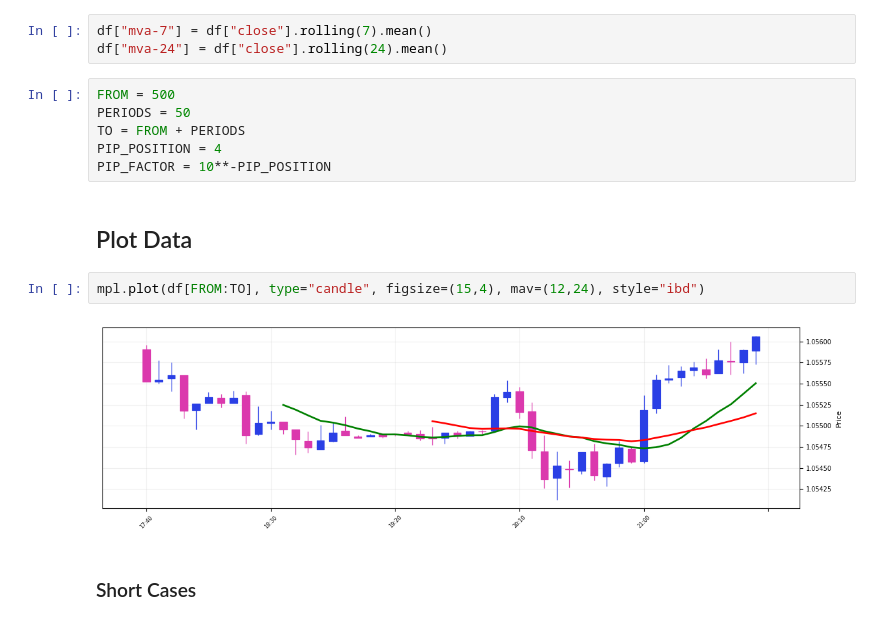
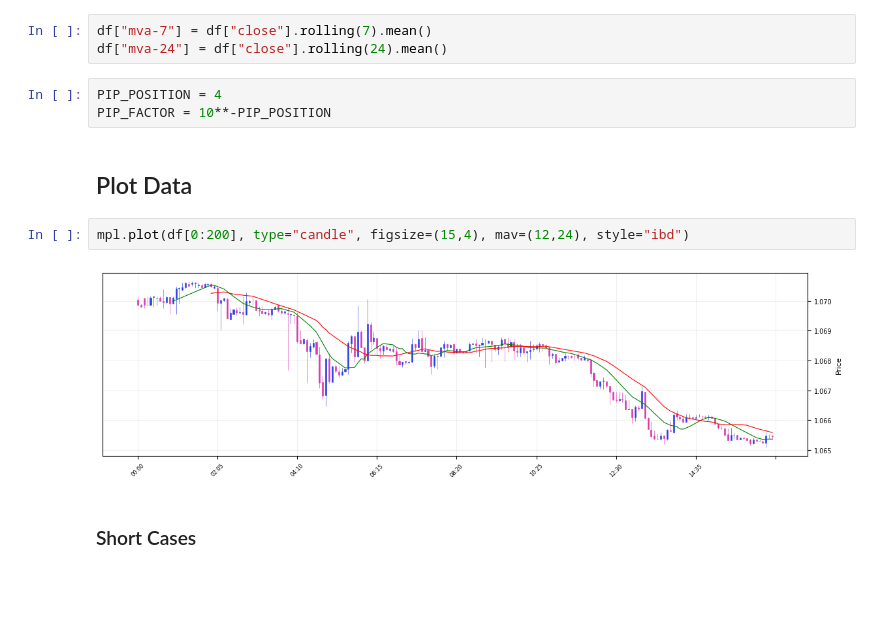
Before and after one commit to mchiuminatto/triple_barrier, a Jupyter notebook: docs/test-triple-barrier-plotting.ipynb, the cells around one changed output. Cells and saved outputs as stored; diff of their text form; blank space fills up the shorter version.

```diff
--- a/docs/test-triple-barrier-plotting.ipynb
+++ b/docs/test-triple-barrier-plotting.ipynb
@@ -21,17 +28,14 @@ df = pd.read_csv("../tests/data/EURUSD_5 Mins_Ask_2023.01.02_2024.02.02.csv",
 df["mva-7"] = df["close"].rolling(7).mean()
 df["mva-24"] = df["close"].rolling(24).mean()
 # %%
-FROM = 500
-PERIODS = 50
-TO = FROM + PERIODS
 PIP_POSITION = 4
 PIP_FACTOR = 10**-PIP_POSITION
 # %% [markdown]
 ## Plot Data
 # %%
-mpl.plot(df[FROM:TO], type="candle", figsize=(15,4), mav=(12,24), style="ibd")
+mpl.plot(df[0:200], type="candle", figsize=(15,4), mav=(12,24), style="ibd")
 # %% [output]
-[figure, old version]
+[figure, new version]
 # %% [markdown]
 ### Short Cases
 # %%
```
Also changed, not shown: parts of 23 cells of this notebook, 5 other files.
